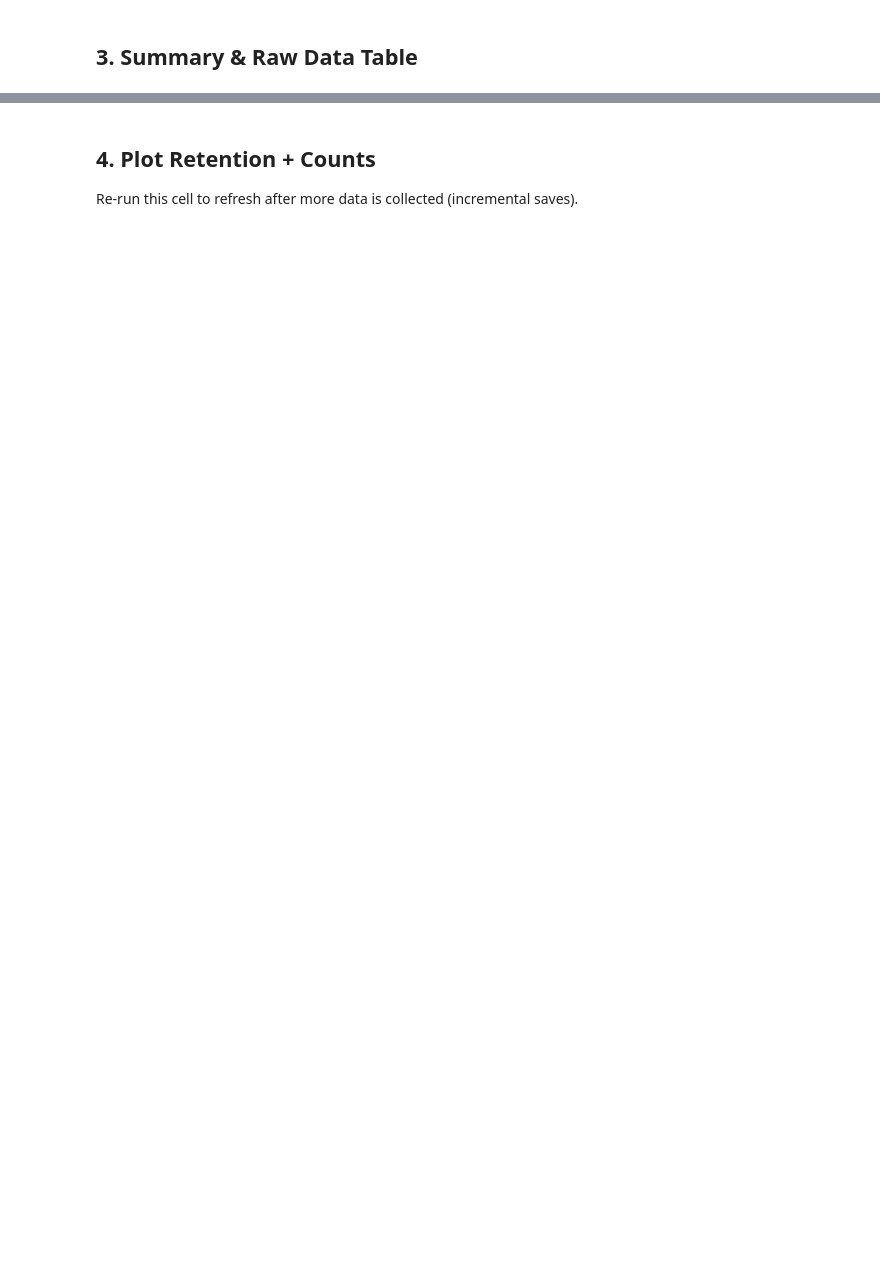
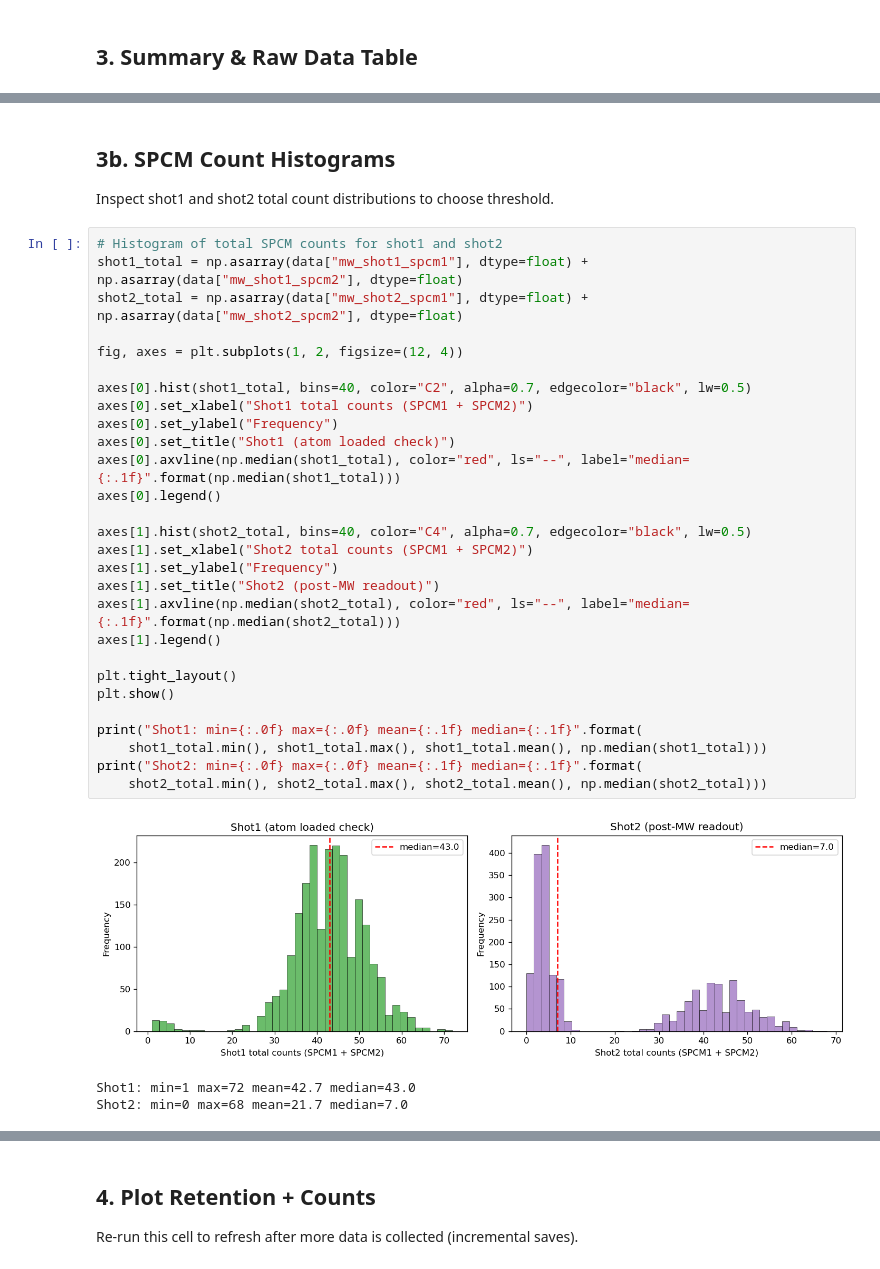
Before and after one commit to QuantumQuadrate/Node3_Cs_Project, a Jupyter notebook: repository/analysis/analyze_mw_scan.ipynb, the cells around one changed output, grey strips where cells are left out. Drawn from its saved outputs; the diff is of its cells as text; blank space fills up the shorter version.

```diff
--- a/repository/analysis/analyze_mw_scan.ipynb
+++ b/repository/analysis/analyze_mw_scan.ipynb
@@ -220,0 +253,35 @@ else:
+# %% [markdown]
+## 3b. SPCM Count Histograms
+Inspect shot1 and shot2 total count distributions to choose threshold.
+# %%
+# Histogram of total SPCM counts for shot1 and shot2
+shot1_total = np.asarray(data["mw_shot1_spcm1"], dtype=float) + np.asarray(data["mw_shot1_spcm2"], dtype=float)
+shot2_total = np.asarray(data["mw_shot2_spcm1"], dtype=float) + np.asarray(data["mw_shot2_spcm2"], dtype=float)
+
+fig, axes = plt.subplots(1, 2, figsize=(12, 4))
+
+axes[0].hist(shot1_total, bins=40, color="C2", alpha=0.7, edgecolor="black", lw=0.5)
+axes[0].set_xlabel("Shot1 total counts (SPCM1 + SPCM2)")
+axes[0].set_ylabel("Frequency")
+axes[0].set_title("Shot1 (atom loaded check)")
+axes[0].axvline(np.median(shot1_total), color="red", ls="--", label="median={:.1f}".format(np.median(shot1_total)))
+axes[0].legend()
+
+axes[1].hist(shot2_total, bins=40, color="C4", alpha=0.7, edgecolor="black", lw=0.5)
+axes[1].set_xlabel("Shot2 total counts (SPCM1 + SPCM2)")
+axes[1].set_ylabel("Frequency")
+axes[1].set_title("Shot2 (post-MW readout)")
+axes[1].axvline(np.median(shot2_total), color="red", ls="--", label="median={:.1f}".format(np.median(shot2_total)))
+axes[1].legend()
+
+plt.tight_layout()
+plt.show()
+
+print("Shot1: min={:.0f} max={:.0f} mean={:.1f} median={:.1f}".format(
+    shot1_total.min(), shot1_total.max(), shot1_total.mean(), np.median(shot1_total)))
+print("Shot2: min={:.0f} max={:.0f} mean={:.1f} median={:.1f}".format(
+    shot2_total.min(), shot2_total.max(), shot2_total.mean(), np.median(shot2_total)))
+# %% [output]
+[figure, added]
+Shot1: min=1 max=72 mean=42.7 median=43.0
+Shot2: min=0 max=68 mean=21.7 median=7.0
```
Also changed, not shown: parts of 14 cells of this notebook, 13 other files.
